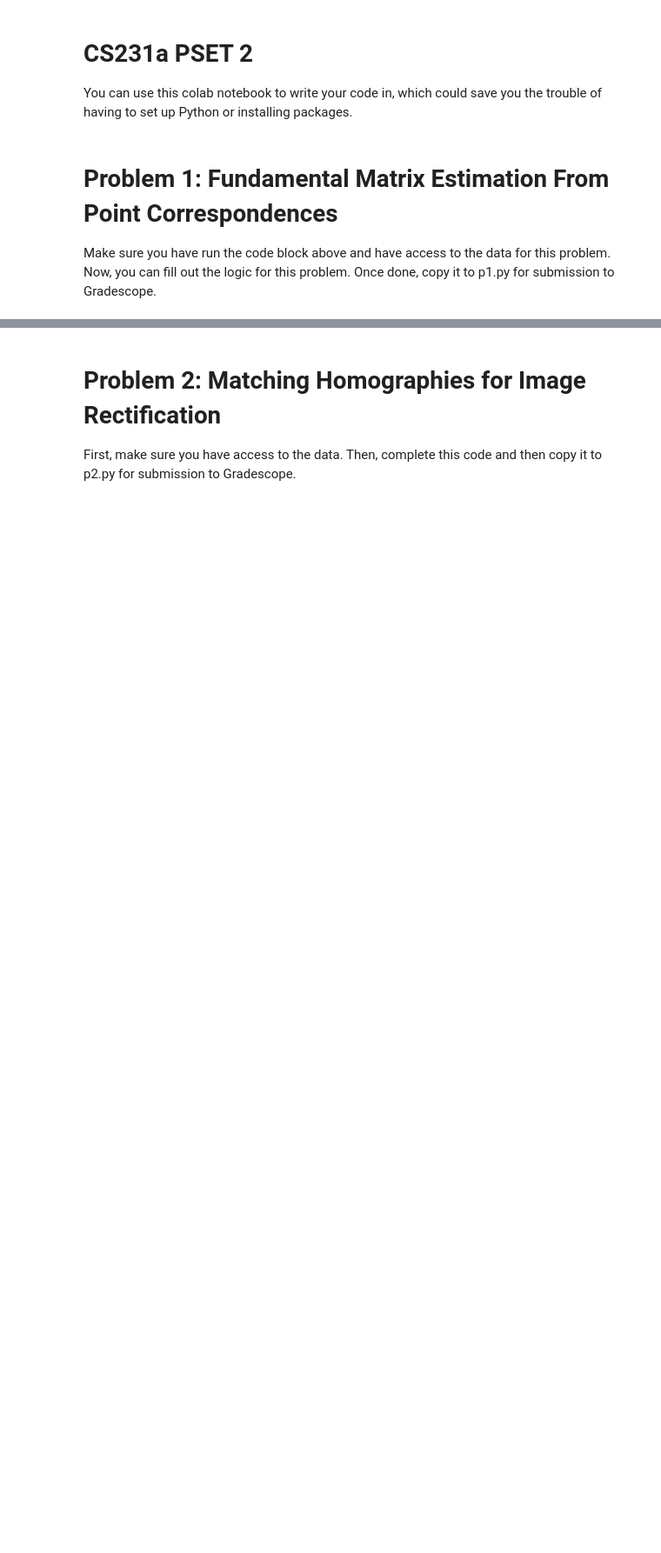
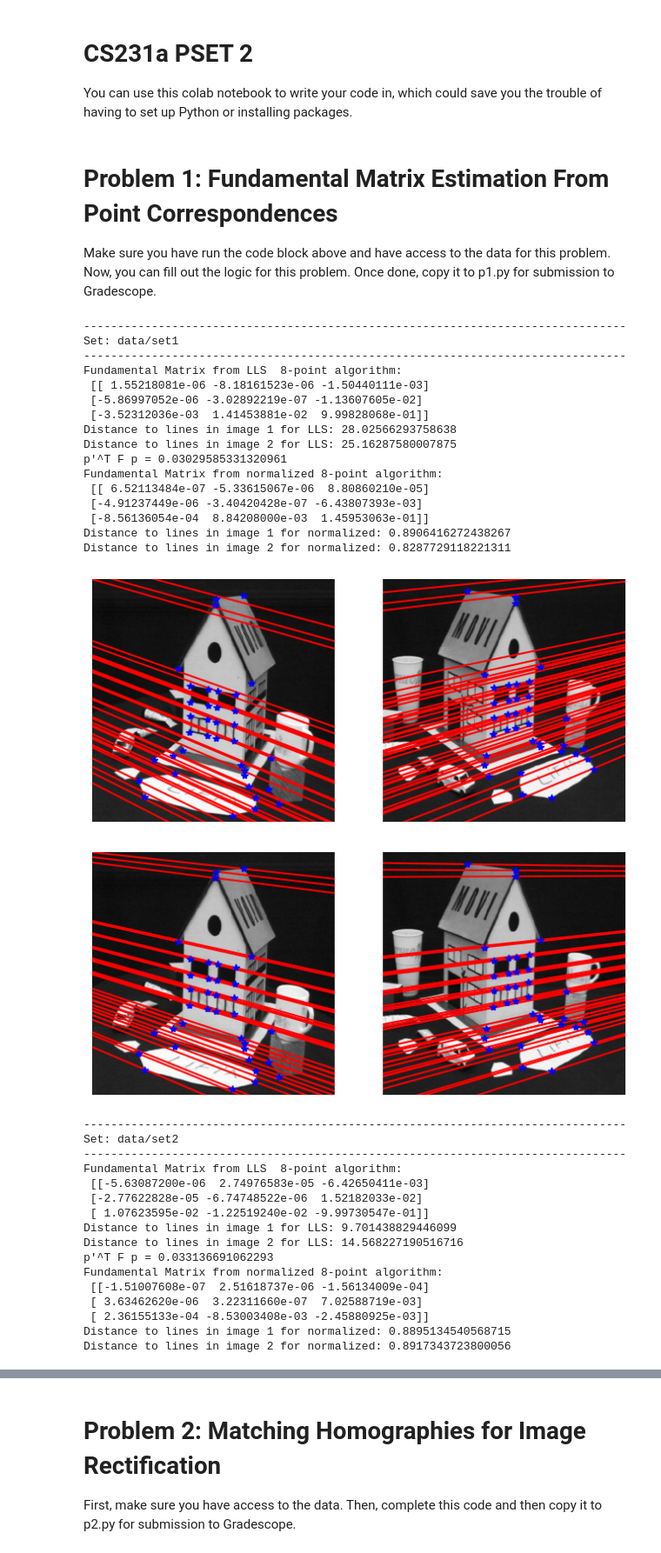
Before and after one commit to ZhangYHe/CS231A-Homework2, a Jupyter notebook: ps2_code/PSET2.ipynb, the cells around one changed output, grey strips where cells are left out. Shown at 87% size. Saved outputs shown, nothing was run; the diff lists cells and outputs as text; code cells hidden in the pictures; blank space fills up the shorter version.

```diff
--- a/ps2_code/PSET2.ipynb
+++ b/ps2_code/PSET2.ipynb
@@ -43,7 +43,21 @@ point algorithm works
 '''
 def lls_eight_point_alg(points1, points2):
     # TODO: Implement this method!
-    raise Exception('Not Implemented Error')
+    u1 = points1[:, 0]
+    v1 = points1[:, 1]
+    u1_p = points2[:, 0]
+    v1_p = points2[:, 1]
+    one = np.ones_like(u1)
+    W = np.c_[u1 * u1_p, v1 * u1_p, u1_p, u1 * v1_p, v1 * v1_p, v1_p, u1, v1, one]
+    # Use svd to find the lstsq solution for Wf = 0
+    u, s, vh = np.linalg.svd(W, full_matrices=True)
+    f = vh[-1, :]
+    F_t = f.reshape(3, 3)
+    # Enforce F_t to F which is rank 2
+    u, s, vh = np.linalg.svd(F_t, full_matrices=True)
+    s[-1] = 0
+    F = u.dot(np.diag(s)).dot(vh)
+    return F
 
 '''
 NORMALIZED_EIGHT_POINT_ALG  computes the fundamental matrix from matching points
@@ -60,7 +74,22 @@ point algorithm works
 '''
 def normalized_eight_point_alg(points1, points2):
     # TODO: Implement this method!
-    raise Exception('Not Implemented Error')
+    # Find the transformation matrix T and T': [[S, S*t], [0, 1]], because we translate first, then scale
+    # Translate: origin as image points centroid
+    # Scale: 2 / mean squared distance
+    mean1 = np.mean(points1, axis=0)
+    mean2 = np.mean(points2, axis=0)
+
+    scale1 = np.sqrt(2 / np.mean(np.sum((points1 - mean1) ** 2, axis=1)))
+    scale2 = np.sqrt(2 / np.mean(np.sum((points2 - mean2) ** 2, axis=1)))
+    T = np.array([[scale1, 0, -scale1 * mean1[0]], [0, scale1, -scale1 * mean1[1]], [0, 0 ,1]])
+    T_p = np.array([[scale2, 0, -scale2 * mean2[0]], [0, scale2, -scale2 * mean2[1]], [0, 0, 1]])
+    # q = T * p
+    points1 = T.dot(points1.T).T
+    points2 = T_p.dot(points2.T).T
+    Fq = lls_eight_point_alg(points1, points2)
+    # de-normalize
+    return T_p.T.dot(Fq).dot(T)
 
 '''
 PLOT_EPIPOLAR_LINES_ON_IMAGES given a pair of images and corresponding points,
@@ -122,7 +151,11 @@ Returns:
 '''
 def compute_distance_to_epipolar_lines(points1, points2, F):
     # TODO: Implement this method!
-    raise Exception('Not Implemented Error')
+    l = F.T.dot(points2.T)
+    # distance from point(x0, y0) to line: Ax + By + C = 0 is
+    # |Ax0 + By0 + C| / sqrt(A^2 + B^2)
+    d = np.mean(np.abs(np.sum(l * points1.T, axis=0)) / np.sqrt(l[0, :] ** 2 + l[1, :] ** 2))
+    return d
 
 if __name__ == '__main__':
     for im_set in ['data/set1', 'data/set2']:
@@ -136,30 +169,65 @@ if __name__ == '__main__':
         points1 = get_data_from_txt_file(im_set+'/pt_2D_1.txt')
         points2 = get_data_from_txt_file(im_set+'/pt_2D_2.txt')
         assert (points1.shape == points2.shape)
 
         # Running the linear least squares eight point algorithm
         F_lls = lls_eight_point_alg(points1, points2)
         print("Fundamental Matrix from LLS  8-point algorithm:\n", F_lls)
         print("Distance to lines in image 1 for LLS:", \
             compute_distance_to_epipolar_lines(points1, points2, F_lls))
         print("Distance to lines in image 2 for LLS:", \
             compute_distance_to_epipolar_lines(points2, points1, F_lls.T))
 
         # Running the normalized eight point algorithm
         F_normalized = normalized_eight_point_alg(points1, points2)
 
         pFp = [points2[i].dot(F_normalized.dot(points1[i]))
             for i in range(points1.shape[0])]
         print("p'^T F p =", np.abs(pFp).max())
         print("Fundamental Matrix from normalized 8-point algorithm:\n", \
             F_normalized)
         print("Distance to lines in image 1 for normalized:", \
             compute_distance_to_epipolar_lines(points1, points2, F_normalized))
         print("Distance to lines in image 2 for normalized:", \
             compute_distance_to_epipolar_lines(points2, points1, F_normalized.T))
 
         # Plotting the epipolar lines
         plot_epipolar_lines_on_images(points1, points2, im1, im2, F_lls)
         plot_epipolar_lines_on_images(points1, points2, im1, im2, F_normalized)
 
         plt.show()
+# %% [output]
+--------------------------------------------------------------------------------
+Set: data/set1
+--------------------------------------------------------------------------------
+Fundamental Matrix from LLS  8-point algorithm:
+ [[ 1.55218081e-06 -8.18161523e-06 -1.50440111e-03]
+ [-5.86997052e-06 -3.02892219e-07 -1.13607605e-02]
+ [-3.52312036e-03  1.41453881e-02  9.99828068e-01]]
+Distance to lines in image 1 for LLS: 28.02566293758638
+Distance to lines in image 2 for LLS: 25.16287580007875
+p'^T F p = 0.03029585331320961
+Fundamental Matrix from normalized 8-point algorithm:
+ [[ 6.52113484e-07 -5.33615067e-06  8.80860210e-05]
+ [-4.91237449e-06 -3.40420428e-07 -6.43807393e-03]
+ [-8.56136054e-04  8.84208000e-03  1.45953063e-01]]
+Distance to lines in image 1 for normalized: 0.8906416272438267
+Distance to lines in image 2 for normalized: 0.8287729118221311
+[figure, added]
+[figure, added]
+--------------------------------------------------------------------------------
+Set: data/set2
+--------------------------------------------------------------------------------
+Fundamental Matrix from LLS  8-point algorithm:
+ [[-5.63087200e-06  2.74976583e-05 -6.42650411e-03]
+ [-2.77622828e-05 -6.74748522e-06  1.52182033e-02]
+ [ 1.07623595e-02 -1.22519240e-02 -9.99730547e-01]]
+Distance to lines in image 1 for LLS: 9.701438829446099
+Distance to lines in image 2 for LLS: 14.568227190516716
+p'^T F p = 0.033136691062293
+Fundamental Matrix from normalized 8-point algorithm:
+ [[-1.51007608e-07  2.51618737e-06 -1.56134009e-04]
+ [ 3.63462620e-06  3.22311660e-07  7.02588719e-03]
+ [ 2.36155133e-04 -8.53003408e-03 -2.45880925e-03]]
+Distance to lines in image 1 for normalized: 0.8895134540568715
+Distance to lines in image 2 for normalized: 0.8917343723800056
```
Also changed, not shown: parts of 4 cells of this notebook, 5 other files.
